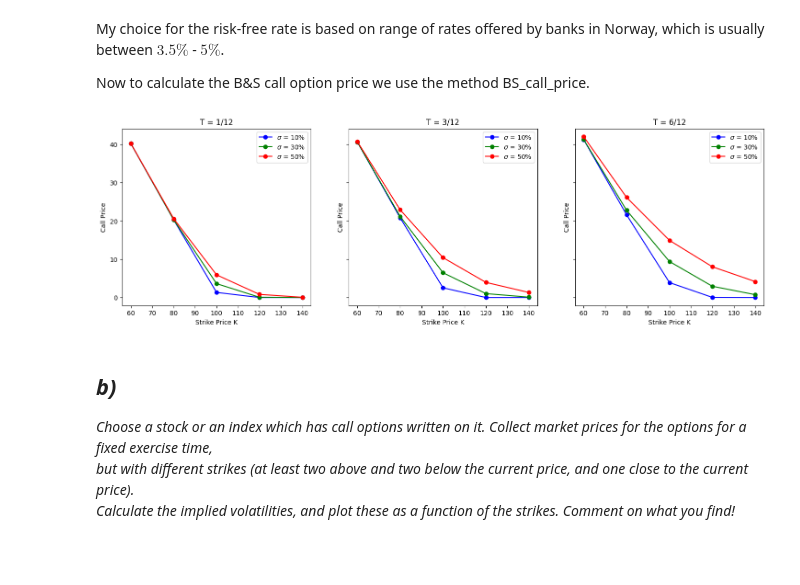
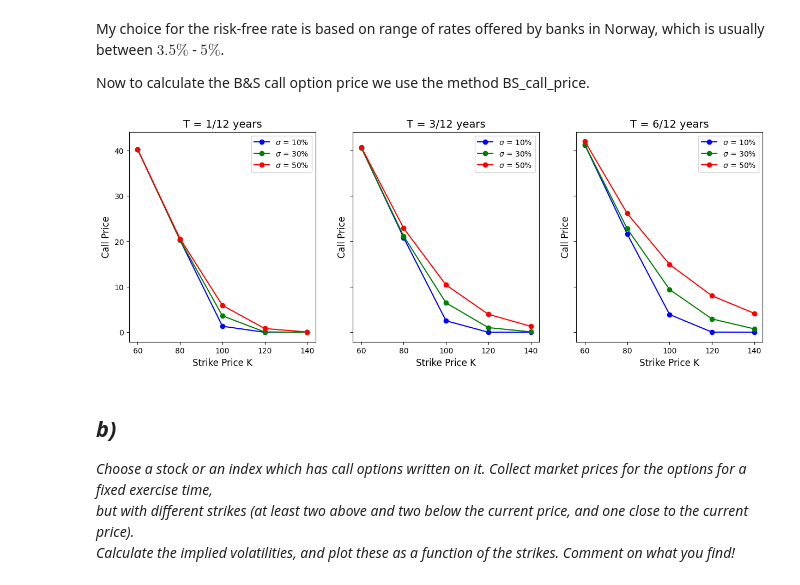
Before and after one commit to nordensten/fin_tools, a Jupyter notebook: portfolio_analysis.ipynb, the cells around one changed output. Cells and saved outputs as stored; diff of their text form; code cells hidden in the pictures; blank space fills up the shorter version.

```diff
--- a/portfolio_analysis.ipynb
+++ b/portfolio_analysis.ipynb
@@ -6,6 +17,12 @@ First, let us import necessary packages, import the downloaded stock prices (fin
 import numpy as np
 import matplotlib.pyplot as plt
 import pandas as pd
+
+plt.rcParams['figure.figsize'] = (10, 6)
+plt.rcParams['axes.titlesize'] = 14
+plt.rcParams['axes.labelsize'] = 12
+plt.rcParams['legend.fontsize'] = 10
+
 
 data = pd.read_csv('finance_data.csv', sep=';', decimal=',')
 
@@ -148,47 +165,28 @@ My choice for the risk-free rate is based on range of rates offered by banks in
 Now to calculate the B&S call option price we use the method BS_call_price.
 # %%
 # plot settings
-fig, axes = plt.subplots(1, 3, figsize=(18, 5), sharey=True)
+fig, axes = plt.subplots(1, 3, figsize=(15, 5), sharey=True)
 T_labels = ['T = 1/12', 'T = 3/12', 'T = 6/12']
 colors = ['blue', 'green', 'red']
 
-# call option price loop
-# for i, sigma in enumerate(volatilities):
-#         ax = axes[i]
-#         for T, c, label in zip(exercise_times, colors, T_labels):
-#             # initialize the option class
-#             option = Option()
-#             # add the option details
-#             option.add_option(stock_price, strikes, sigma, T, risk_free_rate)
-#             # calculate the call option price
-#             call_prices = option.BS_call_price(strikes, sigma)
-#             # plot the call option price
-#             ax.plot(strikes, call_prices, marker='o', color=c, label=label)
-#         # set the title of the plot
-#         ax.set_title(f'Volatility = {sigma:.0%}')
-#         ax.set_xlabel('Strike Price K')
-#         ax.set_ylabel('Call Price')
-#         ax.legend()
-
-
 for i, (T, label) in enumerate(zip(exercise_times, T_labels)):
     ax = axes[i]
-    ax.set_title(label)
+    ax.set_title(label +" years")
     ax.set_xlabel('Strike Price K')
     ax.set_ylabel('Call Price')
     for sigma, c in zip(volatilities, colors):
         # initialize the option class
         option = Option()
         # add the option details
         option.add_option(stock_price, strikes, sigma, T, risk_free_rate)
         # calculate the call option price
         call_prices = option.BS_call_price(strikes, sigma)
         # plot the call option price
         ax.plot(strikes, call_prices, marker='o', color=c, label=fr'$\sigma$ = {sigma:.0%}')
         ax.legend()
 plt.show()
 # %% [output]
-[figure, old version]
+[figure, new version]
 # %% [markdown]
 ## *b)* ##
 
```
Also changed, not shown: parts of 17 cells of this notebook, 4 other files.
